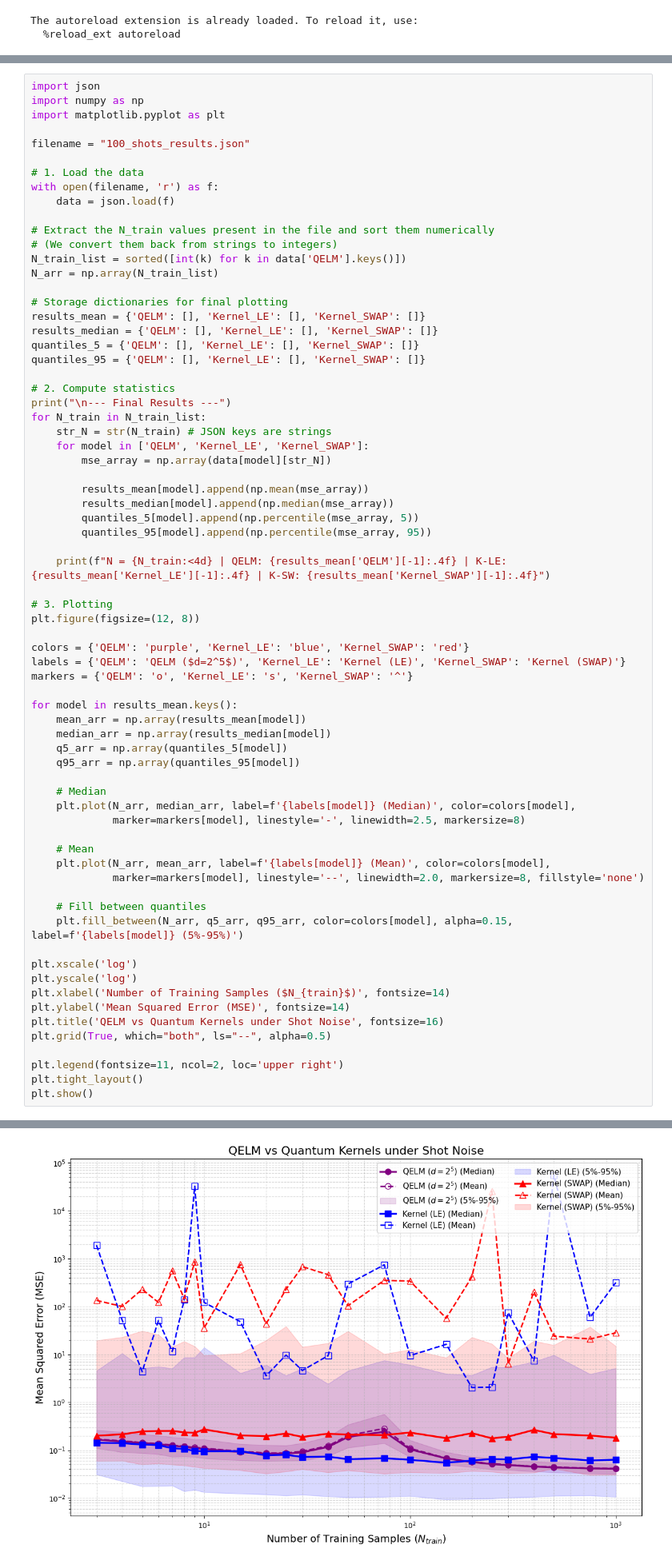
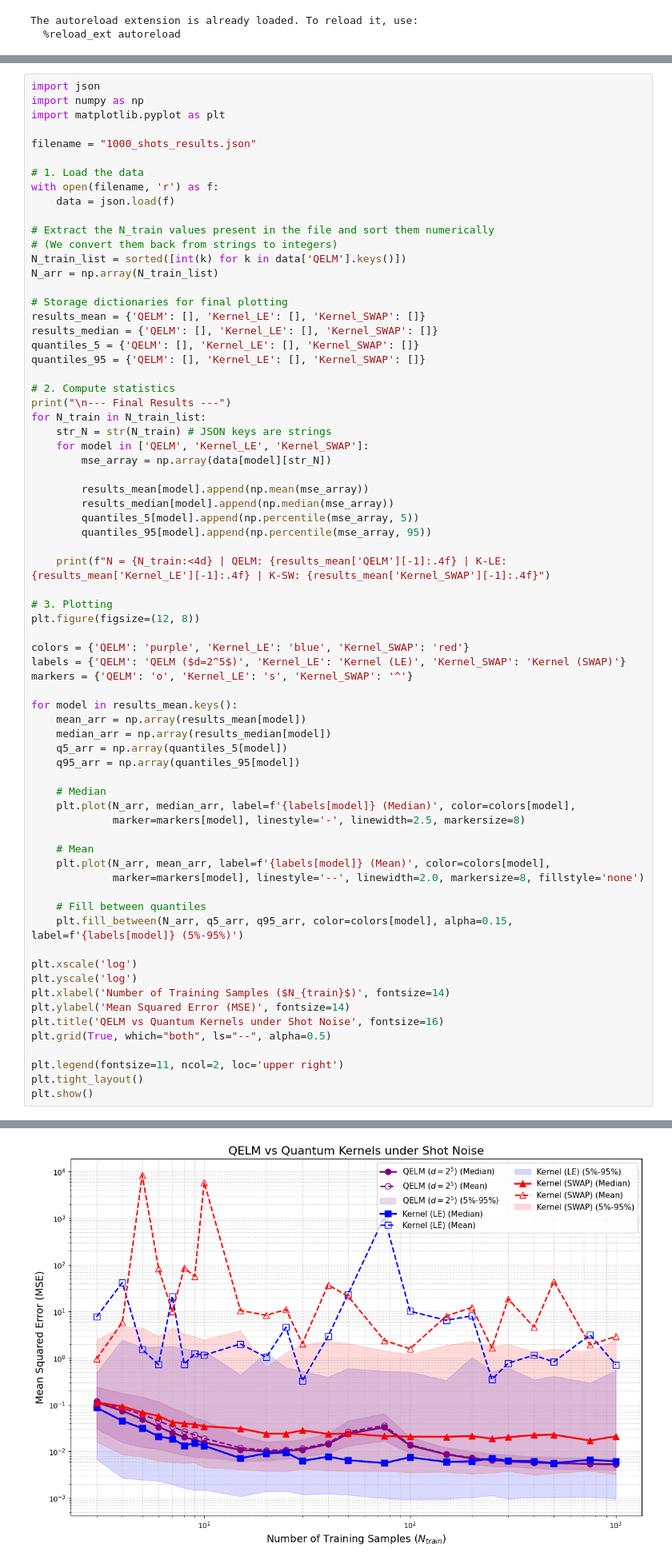
Before and after one commit to gianmarco-f/ML, a Jupyter notebook: QELMvsKER/Results3.ipynb, the cells around one changed output, grey strips where cells are left out. Shown at 80% size. Cells and saved outputs as stored; diff of their text form.

```diff
--- a/QELMvsKER/Results3.ipynb
+++ b/QELMvsKER/Results3.ipynb
@@ -442,7 +585,7 @@ import json
 import numpy as np
 import matplotlib.pyplot as plt
 
-filename = "100_shots_results.json"
+filename = "1000_shots_results.json"
 
 # 1. Load the data
 with open(filename, 'r') as f:
@@ -528 +671 @@ N = 1000 | QELM: 0.0414 | K-LE: 316.2101 | K-SW: 28.3083
-[figure, old version]
+[figure, new version]
```
Also changed, not shown: parts of 3 cells of this notebook, 2 other files.
